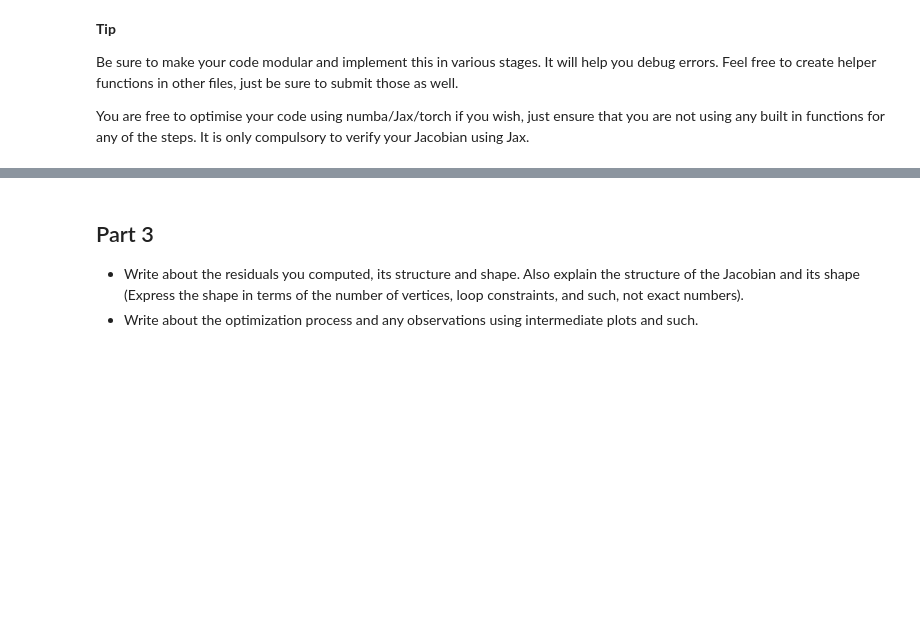
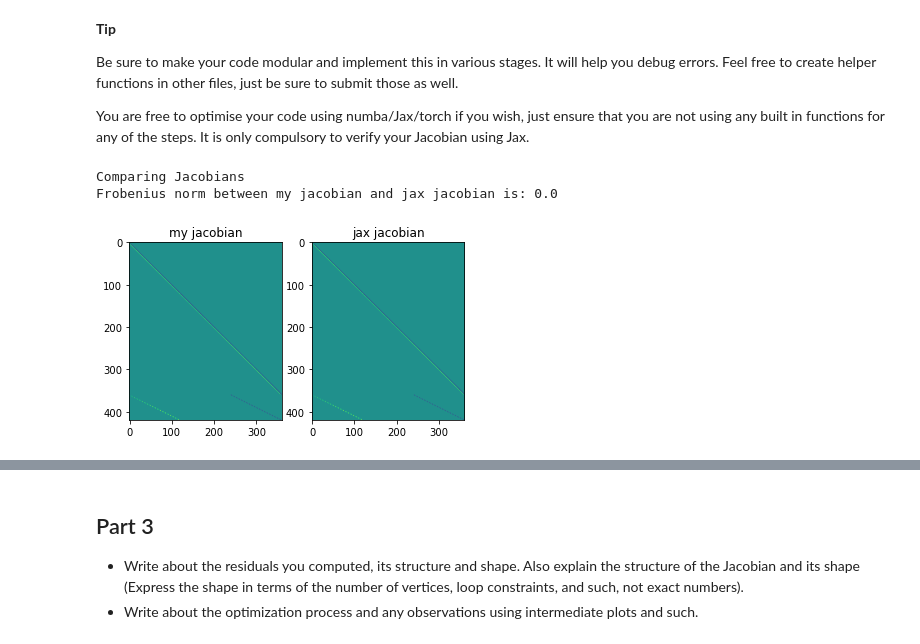
Before and after one commit to BhaskarJoshi-01/Mobile-Robotics---Monsoon-2021, a Jupyter notebook: Project-1/questions/Question 2 - 2D SLAM.ipynb, the cells around one changed output, grey strips where cells are left out. Saved outputs shown, nothing was run; the diff lists cells and outputs as text; code cells hidden in the pictures; blank space fills up the shorter version.

```diff
--- a/Project-1/questions/Question 2 - 2D SLAM.ipynb
+++ b/Project-1/questions/Question 2 - 2D SLAM.ipynb
@@ -79,16 +79,20 @@ You are free to optimise your code using numba/Jax/torch if you wish, just ensur
 # %%
 def compare_jacobs():
     my_jacob = get_my_jacob(poses, edges, fixed)
     jax_jacob = get_jax_jacob(poses, edges, fixed)
 
     print("Comparing Jacobians")
     helpers.frobNorm(my_jacob, jax_jacob, "my jacobian", "jax jacobian")
     fig, ax = plt.subplots(1, 2)
     ax[0].imshow(my_jacob)
     ax[1].imshow(jax_jacob)
     ax[0].set_title('my jacobian')
     ax[1].set_title('jax jacobian')
     plt.show()
 
-# compare_jacobs()
+compare_jacobs()
+# %% [output]
+Comparing Jacobians
+Frobenius norm between my jacobian and jax jacobian is: 0.0
+[figure, added]
 # %%
```
Also changed, not shown: parts of 1 cell of this notebook, 1 other file.
